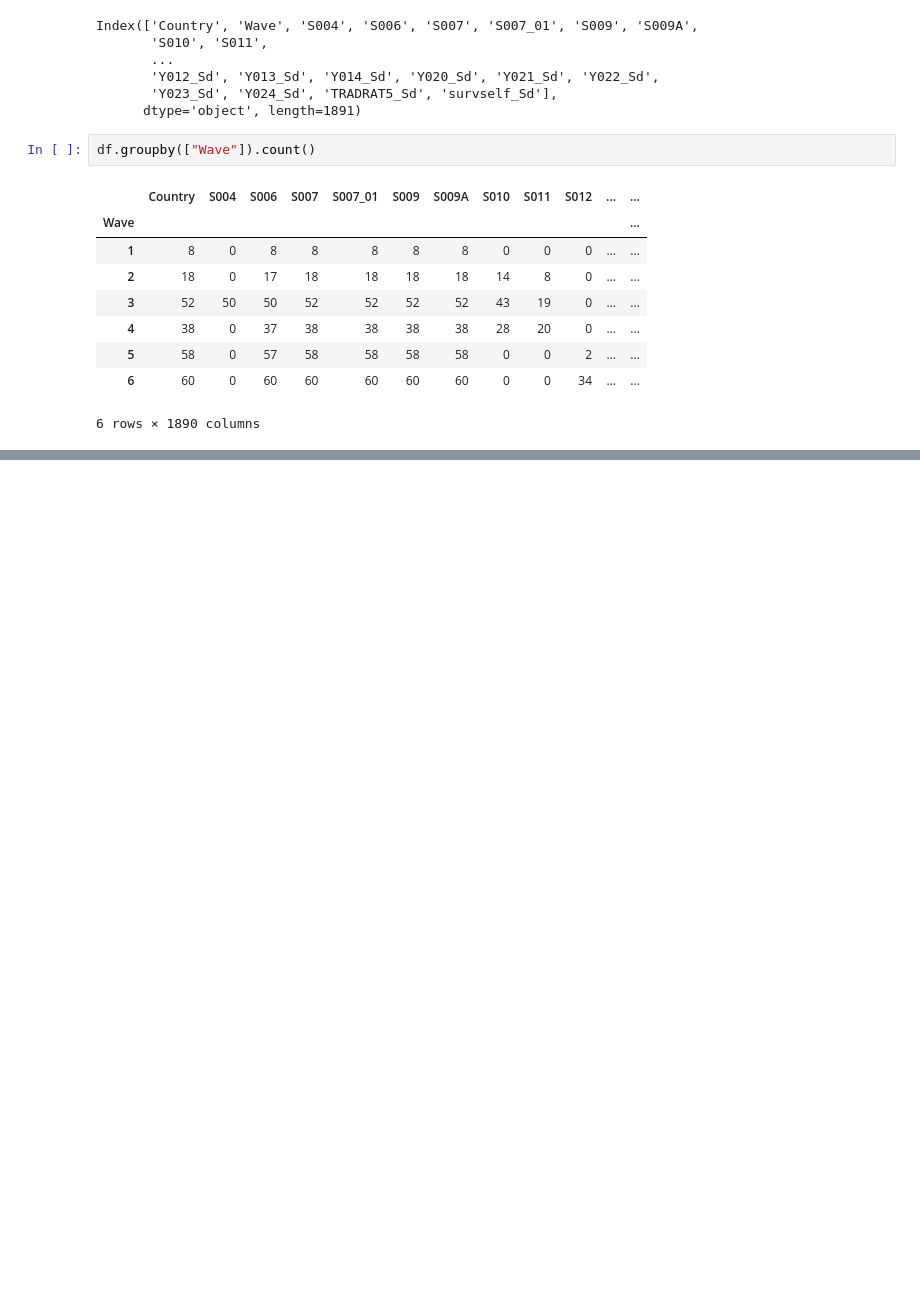
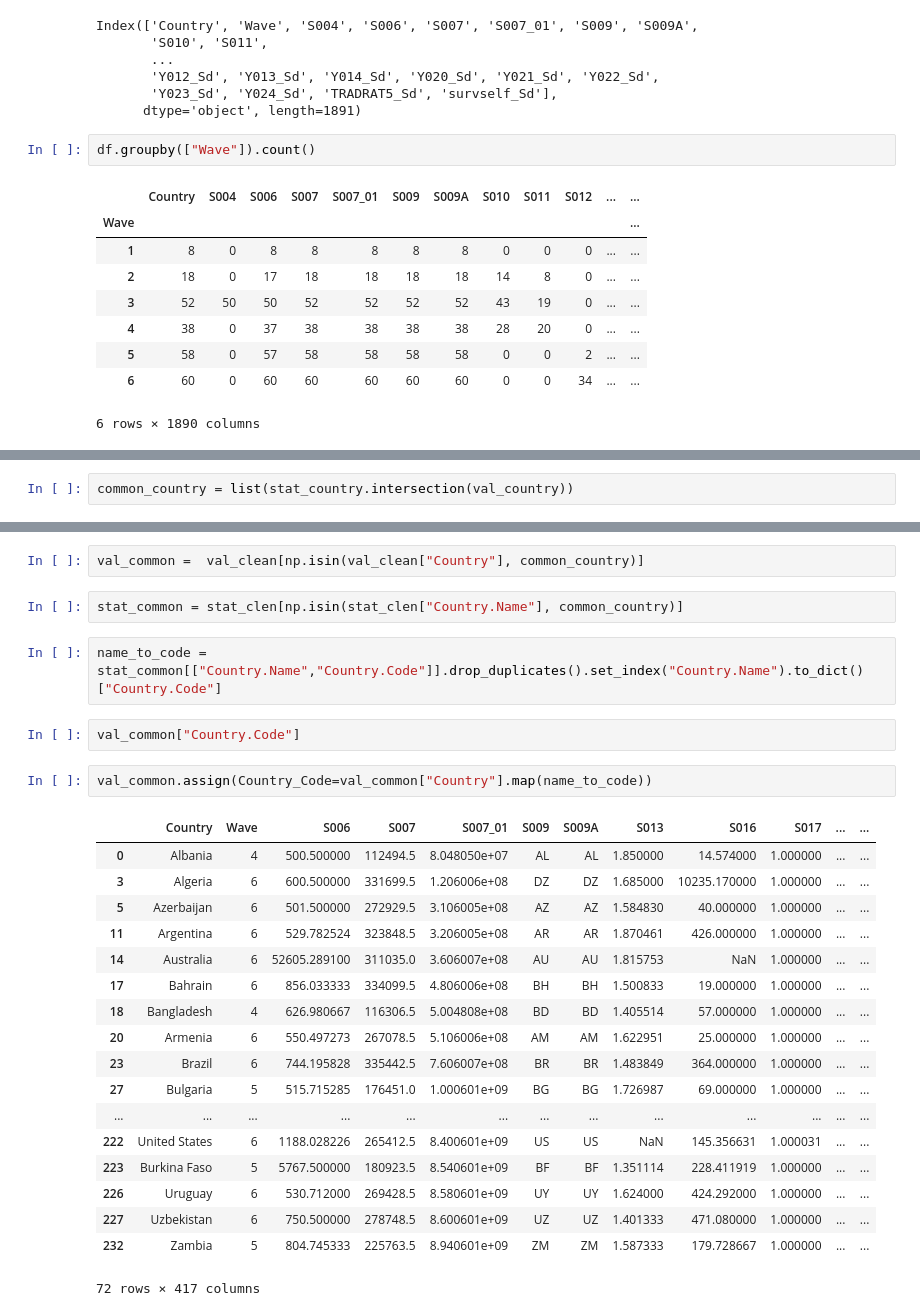
Before and after one commit to ronenabr/hackextend, a Jupyter notebook: clean_values.ipynb, the cells around one changed output, grey strips where cells are left out. Drawn from its saved outputs; the diff is of its cells as text; blank space fills up the shorter version.

```diff
--- a/clean_values.ipynb
+++ b/clean_values.ipynb
@@ -47,0 +176,2 @@ df.groupby(["Country"]).count()
+# %%
+common_country = list(stat_country.intersection(val_country))
@@ -47,0 +198,29 @@ df.groupby(["Country"]).count()
+# %%
+val_common =  val_clean[np.isin(val_clean["Country"], common_country)]
+# %%
+stat_common = stat_clen[np.isin(stat_clen["Country.Name"], common_country)]
+# %%
+name_to_code = stat_common[["Country.Name","Country.Code"]].drop_duplicates().set_index("Country.Name").to_dict()["Country.Code"]
+# %%
+val_common["Country.Code"]
+# %%
+val_common.assign(Country_Code=val_common["Country"].map(name_to_code))
+# %% [output]
+|  | Country | Wave | S006 | S007 | S007_01 | S009 | S009A | S013 | S016 | S017 | ... | ... |
+| 0 | Albania | 4 | 500.500000 | 112494.5 | 8.048050e+07 | AL | AL | 1.850000 | 14.574000 | 1.000000 | ... | ... |
+| 3 | Algeria | 6 | 600.500000 | 331699.5 | 1.206006e+08 | DZ | DZ | 1.685000 | 10235.170000 | 1.000000 | ... | ... |
+| 5 | Azerbaijan | 6 | 501.500000 | 272929.5 | 3.106005e+08 | AZ | AZ | 1.584830 | 40.000000 | 1.000000 | ... | ... |
+| 11 | Argentina | 6 | 529.782524 | 323848.5 | 3.206005e+08 | AR | AR | 1.870461 | 426.000000 | 1.000000 | ... | ... |
+| 14 | Australia | 6 | 52605.289100 | 311035.0 | 3.606007e+08 | AU | AU | 1.815753 | NaN | 1.000000 | ... | ... |
+| 17 | Bahrain | 6 | 856.033333 | 334099.5 | 4.806006e+08 | BH | BH | 1.500833 | 19.000000 | 1.000000 | ... | ... |
+| 18 | Bangladesh | 4 | 626.980667 | 116306.5 | 5.004808e+08 | BD | BD | 1.405514 | 57.000000 | 1.000000 | ... | ... |
+| 20 | Armenia | 6 | 550.497273 | 267078.5 | 5.106006e+08 | AM | AM | 1.622951 | 25.000000 | 1.000000 | ... | ... |
+| 23 | Brazil | 6 | 744.195828 | 335442.5 | 7.606007e+08 | BR | BR | 1.483849 | 364.000000 | 1.000000 | ... | ... |
+| 27 | Bulgaria | 5 | 515.715285 | 176451.0 | 1.000601e+09 | BG | BG | 1.726987 | 69.000000 | 1.000000 | ... | ... |
+| ... | ... | ... | ... | ... | ... | ... | ... | ... | ... | ... | ... | ... |
+| 222 | United States | 6 | 1188.028226 | 265412.5 | 8.400601e+09 | US | US | NaN | 145.356631 | 1.000031 | ... | ... |
+| 223 | Burkina Faso | 5 | 5767.500000 | 180923.5 | 8.540601e+09 | BF | BF | 1.351114 | 228.411919 | 1.000000 | ... | ... |
+| 226 | Uruguay | 6 | 530.712000 | 269428.5 | 8.580601e+09 | UY | UY | 1.624000 | 424.292000 | 1.000000 | ... | ... |
+| 227 | Uzbekistan | 6 | 750.500000 | 278748.5 | 8.600601e+09 | UZ | UZ | 1.401333 | 471.080000 | 1.000000 | ... | ... |
+| 232 | Zambia | 5 | 804.745333 | 225763.5 | 8.940601e+09 | ZM | ZM | 1.587333 | 179.728667 | 1.000000 | ... | ... |
+72 rows × 417 columns
```
Also changed, not shown: parts of 29 cells of this notebook, 3 other files.
